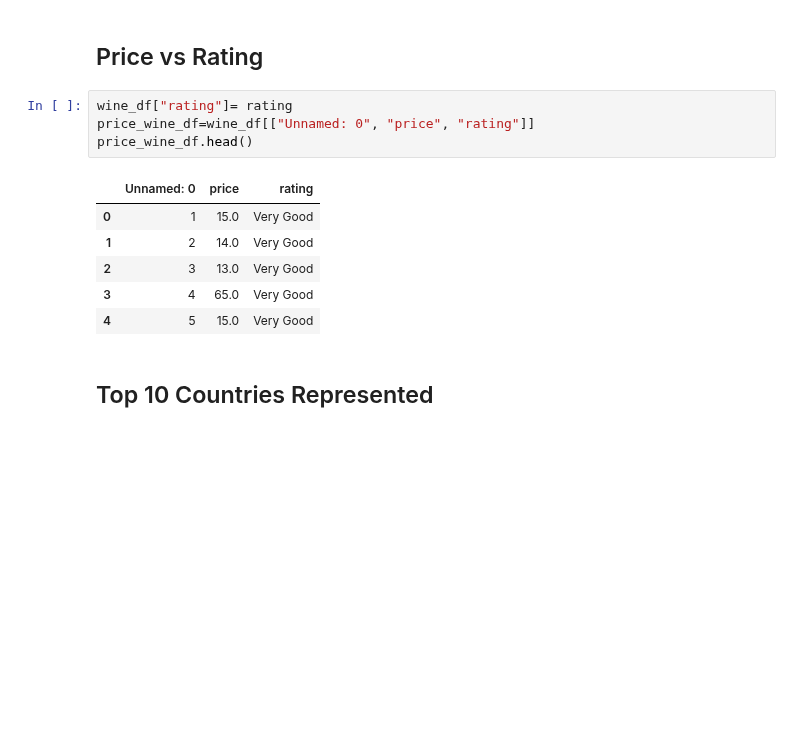
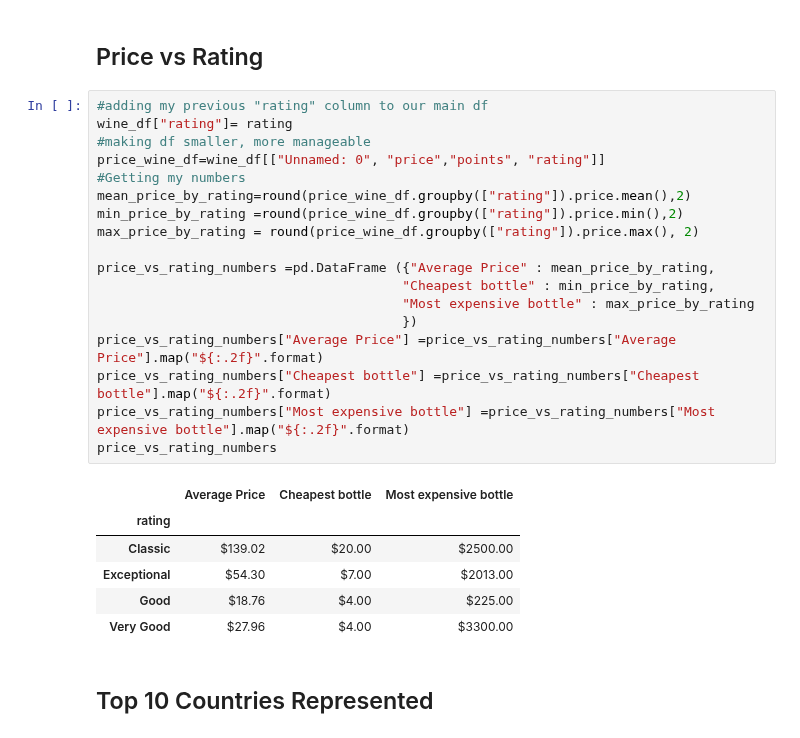
Before and after one commit to madengr00/PourTaste, a Jupyter notebook: Basic DataSet Information.ipynb, the cells around one changed output. Cells and saved outputs as stored; diff of their text form; blank space fills up the shorter version.

```diff
--- a/Basic DataSet Information.ipynb
+++ b/Basic DataSet Information.ipynb
@@ -110,16 +108,30 @@ plt.axis("equal")
 # %% [markdown]
 ## Price vs Rating
-# %%
-wine_df["rating"]= rating
-price_wine_df=wine_df[["Unnamed: 0", "price", "rating"]]
-price_wine_df.head()
-# %% [output]
-|  | Unnamed: 0 | price | rating |
-| 0 | 1 | 15.0 | Very Good |
-| 1 | 2 | 14.0 | Very Good |
-| 2 | 3 | 13.0 | Very Good |
-| 3 | 4 | 65.0 | Very Good |
-| 4 | 5 | 15.0 | Very Good |
+# %%
+#adding my previous "rating" column to our main df
+wine_df["rating"]= rating
+#making df smaller, more manageable
+price_wine_df=wine_df[["Unnamed: 0", "price","points", "rating"]]
+#Getting my numbers
+mean_price_by_rating=round(price_wine_df.groupby(["rating"]).price.mean(),2)
+min_price_by_rating =round(price_wine_df.groupby(["rating"]).price.min(),2)
+max_price_by_rating = round(price_wine_df.groupby(["rating"]).price.max(), 2)
+
+price_vs_rating_numbers =pd.DataFrame ({"Average Price" : mean_price_by_rating,
+                                       "Cheapest bottle" : min_price_by_rating,
+                                       "Most expensive bottle" : max_price_by_rating
+                                       })
+price_vs_rating_numbers["Average Price"] =price_vs_rating_numbers["Average Price"].map("${:.2f}".format)
+price_vs_rating_numbers["Cheapest bottle"] =price_vs_rating_numbers["Cheapest bottle"].map("${:.2f}".format)
+price_vs_rating_numbers["Most expensive bottle"] =price_vs_rating_numbers["Most expensive bottle"].map("${:.2f}".format)
+price_vs_rating_numbers
+# %% [output]
+|  | Average Price | Cheapest bottle | Most expensive bottle |
+| rating |  |  |  |
+| Classic | $139.02 | $20.00 | $2500.00 |
+| Exceptional | $54.30 | $7.00 | $2013.00 |
+| Good | $18.76 | $4.00 | $225.00 |
+| Very Good | $27.96 | $4.00 | $3300.00 |
 # %% [markdown]
 ## Top 10 Countries Represented
 # %%
```
Also changed, not shown: parts of 1 cell of this notebook.
